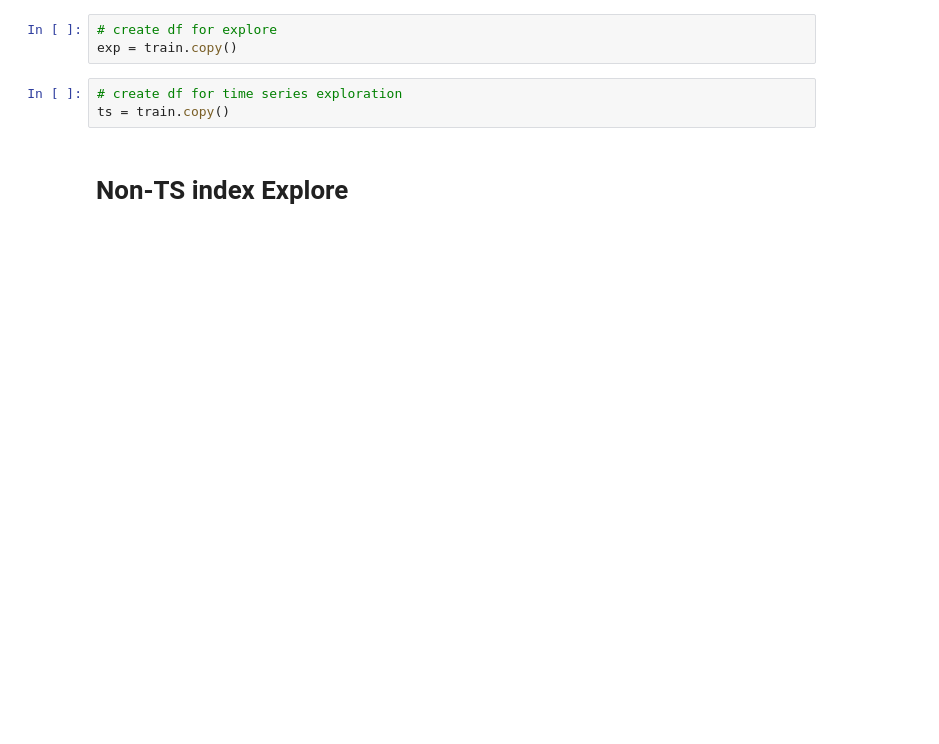
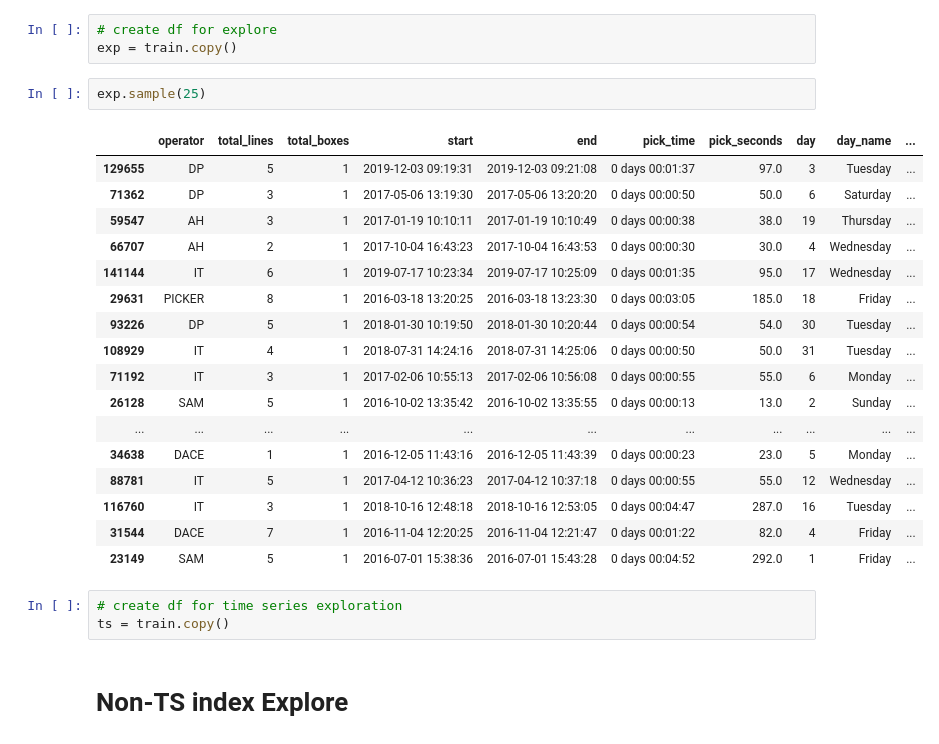
Before and after one commit to RyvynYoung/Supply_Chain, a Jupyter notebook: TS_exp_model.ipynb, the cells around one changed output. Drawn from its saved outputs; the diff is of its cells as text; blank space fills up the shorter version.

Commit message:
started exploration

```diff
--- a/TS_exp_model.ipynb
+++ b/TS_exp_model.ipynb
@@ -42,6 +52,26 @@ Prepare: Completed!
 # %%
 # create df for explore
 exp = train.copy()
+# %%
+exp.sample(25)
+# %% [output]
+|  | operator | total_lines | total_boxes | start | end | pick_time | pick_seconds | day | day_name | ... |
+| 129655 | DP | 5 | 1 | 2019-12-03 09:19:31 | 2019-12-03 09:21:08 | 0 days 00:01:37 | 97.0 | 3 | Tuesday | ... |
+| 71362 | DP | 3 | 1 | 2017-05-06 13:19:30 | 2017-05-06 13:20:20 | 0 days 00:00:50 | 50.0 | 6 | Saturday | ... |
+| 59547 | AH | 3 | 1 | 2017-01-19 10:10:11 | 2017-01-19 10:10:49 | 0 days 00:00:38 | 38.0 | 19 | Thursday | ... |
+| 66707 | AH | 2 | 1 | 2017-10-04 16:43:23 | 2017-10-04 16:43:53 | 0 days 00:00:30 | 30.0 | 4 | Wednesday | ... |
+| 141144 | IT | 6 | 1 | 2019-07-17 10:23:34 | 2019-07-17 10:25:09 | 0 days 00:01:35 | 95.0 | 17 | Wednesday | ... |
+| 29631 | PICKER | 8 | 1 | 2016-03-18 13:20:25 | 2016-03-18 13:23:30 | 0 days 00:03:05 | 185.0 | 18 | Friday | ... |
+| 93226 | DP | 5 | 1 | 2018-01-30 10:19:50 | 2018-01-30 10:20:44 | 0 days 00:00:54 | 54.0 | 30 | Tuesday | ... |
+| 108929 | IT | 4 | 1 | 2018-07-31 14:24:16 | 2018-07-31 14:25:06 | 0 days 00:00:50 | 50.0 | 31 | Tuesday | ... |
+| 71192 | IT | 3 | 1 | 2017-02-06 10:55:13 | 2017-02-06 10:56:08 | 0 days 00:00:55 | 55.0 | 6 | Monday | ... |
+| 26128 | SAM | 5 | 1 | 2016-10-02 13:35:42 | 2016-10-02 13:35:55 | 0 days 00:00:13 | 13.0 | 2 | Sunday | ... |
+| ... | ... | ... | ... | ... | ... | ... | ... | ... | ... | ... |
+| 34638 | DACE | 1 | 1 | 2016-12-05 11:43:16 | 2016-12-05 11:43:39 | 0 days 00:00:23 | 23.0 | 5 | Monday | ... |
+| 88781 | IT | 5 | 1 | 2017-04-12 10:36:23 | 2017-04-12 10:37:18 | 0 days 00:00:55 | 55.0 | 12 | Wednesday | ... |
+| 116760 | IT | 3 | 1 | 2018-10-16 12:48:18 | 2018-10-16 12:53:05 | 0 days 00:04:47 | 287.0 | 16 | Tuesday | ... |
+| 31544 | DACE | 7 | 1 | 2016-11-04 12:20:25 | 2016-11-04 12:21:47 | 0 days 00:01:22 | 82.0 | 4 | Friday | ... |
+| 23149 | SAM | 5 | 1 | 2016-07-01 15:38:36 | 2016-07-01 15:43:28 | 0 days 00:04:52 | 292.0 | 1 | Friday | ... |
 # %%
 # create df for time series exploration
 ts = train.copy()
```
Also changed, not shown: parts of 57 cells of this notebook, 1 other file.
